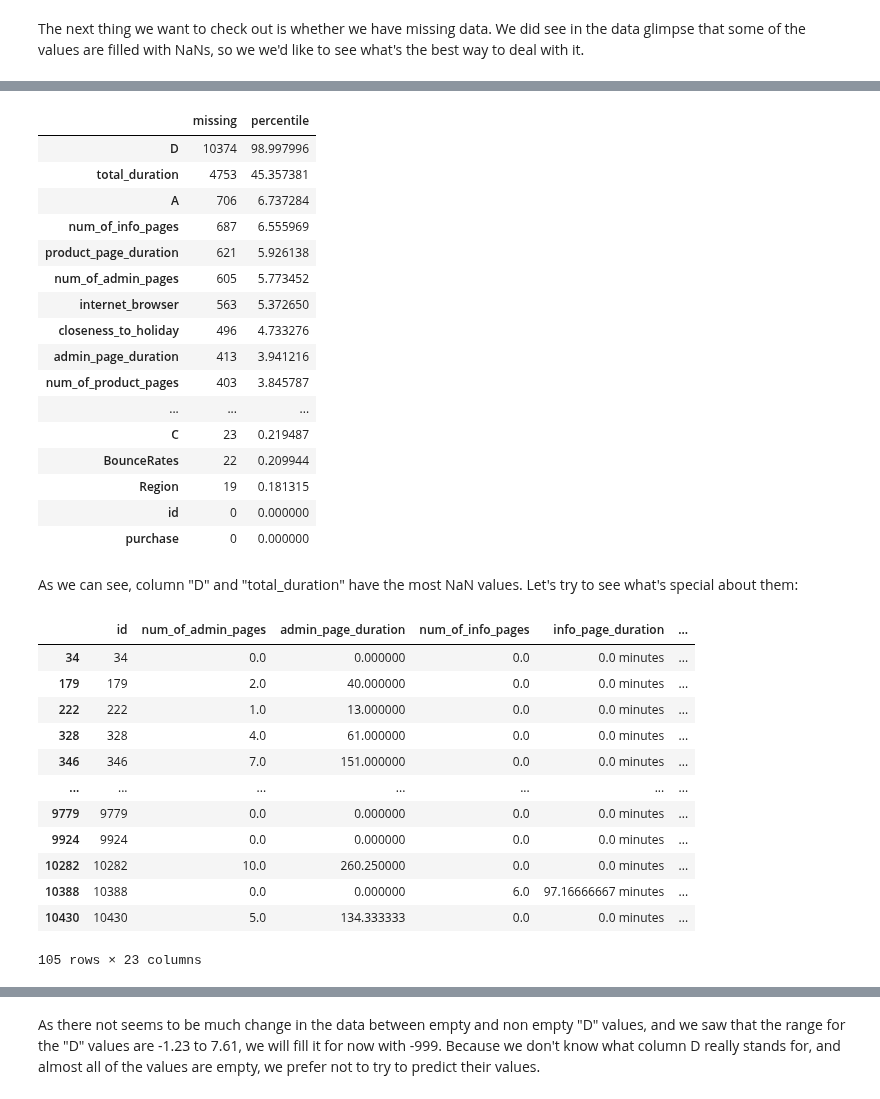
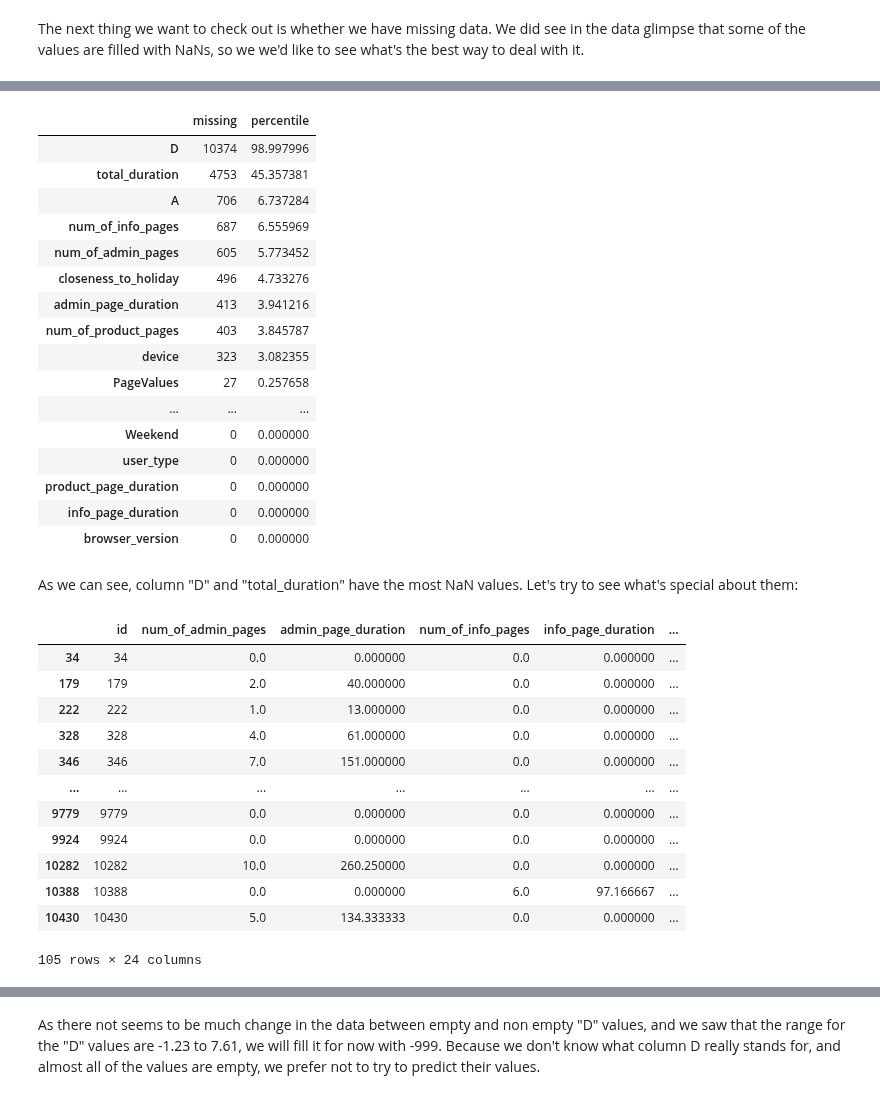
Before and after one commit to mikisegall/ml_final_project, a Jupyter notebook: avi_test.ipynb, the cells around one changed output, grey strips where cells are left out. Drawn from its saved outputs; the diff is of its cells as text; code cells hidden in the pictures.

```diff
--- a/avi_test.ipynb
+++ b/avi_test.ipynb
@@ -95,3 +99,6 @@ These two plots help us understand a few things:
 ## Data cleaning
 # %% [markdown]
 The next thing we want to check out is whether we have missing data. We did see in the data glimpse that some of the values are filled with NaNs, so we we'd like to see what's the best way to deal with it.
+# %%
+clean_train_data = standardize_data(train_data, EXTRACT_FLOAT_COLS, BOOL_COLS, CATEGORICAL_COLS, BROWSER_COL, CategoricalEncoder.ORDINAL, MONTH_COL)
+clean_train_data
@@ -98,42 +119,42 @@ The next thing we want to check out is whether we have missing data. We did see
 # %%
 data_summary = pd.DataFrame()
-data_summary['missing'] = train_data.isna().sum()
-data_summary['percentile'] = (data_summary.missing / train_data.shape[0]) * 100
+data_summary['missing'] = clean_train_data.isna().sum()
+data_summary['percentile'] = (data_summary.missing / clean_train_data.shape[0]) * 100
 data_summary.sort_values(by='missing', ascending=False)
 # %% [output]
 |  | missing | percentile |
 | D | 10374 | 98.997996 |
 | total_duration | 4753 | 45.357381 |
 | A | 706 | 6.737284 |
 | num_of_info_pages | 687 | 6.555969 |
-| product_page_duration | 621 | 5.926138 |
 | num_of_admin_pages | 605 | 5.773452 |
-| internet_browser | 563 | 5.372650 |
 | closeness_to_holiday | 496 | 4.733276 |
 | admin_page_duration | 413 | 3.941216 |
 | num_of_product_pages | 403 | 3.845787 |
+| device | 323 | 3.082355 |
+| PageValues | 27 | 0.257658 |
 | ... | ... | ... |
-| C | 23 | 0.219487 |
-| BounceRates | 22 | 0.209944 |
-| Region | 19 | 0.181315 |
-| id | 0 | 0.000000 |
-| purchase | 0 | 0.000000 |
+| Weekend | 0 | 0.000000 |
+| user_type | 0 | 0.000000 |
+| product_page_duration | 0 | 0.000000 |
+| info_page_duration | 0 | 0.000000 |
+| browser_version | 0 | 0.000000 |
 # %% [markdown]
 As we can see, column "D" and "total_duration" have the most NaN values. Let's try to see what's special about them:
 # %%
-train_data[train_data["D"].notna()]
+clean_train_data[clean_train_data["D"].notna()]
 # %% [output]
 |  | id | num_of_admin_pages | admin_page_duration | num_of_info_pages | info_page_duration | ... |
-| 34 | 34 | 0.0 | 0.000000 | 0.0 | 0.0 minutes | ... |
-| 179 | 179 | 2.0 | 40.000000 | 0.0 | 0.0 minutes | ... |
-| 222 | 222 | 1.0 | 13.000000 | 0.0 | 0.0 minutes | ... |
-| 328 | 328 | 4.0 | 61.000000 | 0.0 | 0.0 minutes | ... |
-| 346 | 346 | 7.0 | 151.000000 | 0.0 | 0.0 minutes | ... |
+| 34 | 34 | 0.0 | 0.000000 | 0.0 | 0.000000 | ... |
+| 179 | 179 | 2.0 | 40.000000 | 0.0 | 0.000000 | ... |
+| 222 | 222 | 1.0 | 13.000000 | 0.0 | 0.000000 | ... |
+| 328 | 328 | 4.0 | 61.000000 | 0.0 | 0.000000 | ... |
+| 346 | 346 | 7.0 | 151.000000 | 0.0 | 0.000000 | ... |
 | ... | ... | ... | ... | ... | ... | ... |
-| 9779 | 9779 | 0.0 | 0.000000 | 0.0 | 0.0 minutes | ... |
-| 9924 | 9924 | 0.0 | 0.000000 | 0.0 | 0.0 minutes | ... |
-| 10282 | 10282 | 10.0 | 260.250000 | 0.0 | 0.0 minutes | ... |
-| 10388 | 10388 | 0.0 | 0.000000 | 6.0 | 97.16666667 minutes | ... |
-| 10430 | 10430 | 5.0 | 134.333333 | 0.0 | 0.0 minutes | ... |
+| 9779 | 9779 | 0.0 | 0.000000 | 0.0 | 0.000000 | ... |
+| 9924 | 9924 | 0.0 | 0.000000 | 0.0 | 0.000000 | ... |
+| 10282 | 10282 | 10.0 | 260.250000 | 0.0 | 0.000000 | ... |
+| 10388 | 10388 | 0.0 | 0.000000 | 6.0 | 97.166667 | ... |
+| 10430 | 10430 | 5.0 | 134.333333 | 0.0 | 0.000000 | ... |
-105 rows × 23 columns
+105 rows × 24 columns
 # %%
```
Also changed, not shown: parts of 34 cells of this notebook.
